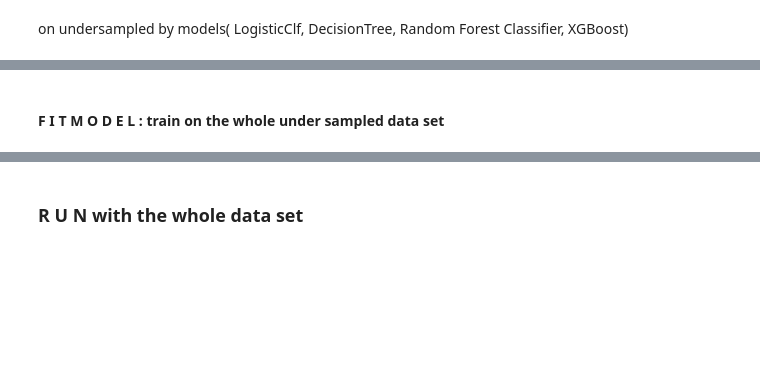
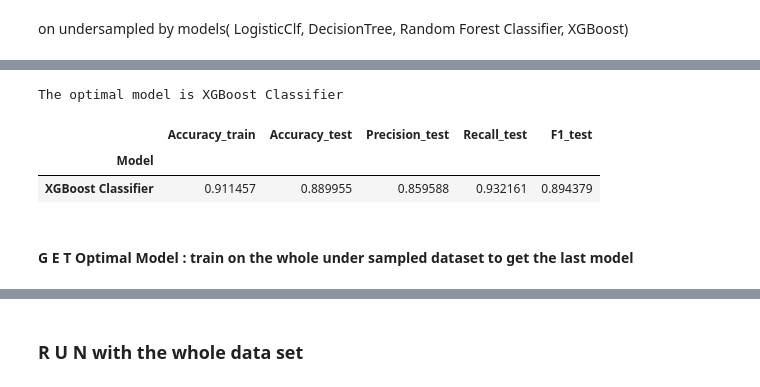
Before and after one commit to ngttnguyen/my-atom-fair, a Jupyter notebook: Nguyen_Bank_Marketing_kFold.ipynb, the cells around one changed output, grey strips where cells are left out. Cells and saved outputs as stored; diff of their text form; code cells hidden in the pictures; blank space fills up the shorter version.

```diff
--- a/Nguyen_Bank_Marketing_kFold.ipynb
+++ b/Nguyen_Bank_Marketing_kFold.ipynb
@@ -365,0 +443,12 @@ for train_ids, val_ids in kfold.split(X, y):
+# %%
+# The optimal model:XGBoost Classifier
+optimal_evaluation_df = t.head(1)
+optimal_name =t.head(1).index.values[0]
+optimal_model = models[names.index(optimal_name)]
+print('The optimal model is '+str(optimal_name))
+optimal_evaluation_df
+# %% [output]
+The optimal model is XGBoost Classifier
+|  | Accuracy_train | Accuracy_test | Precision_test | Recall_test | F1_test |
+| Model |  |  |  |  |  |
+| XGBoost Classifier | 0.911457 | 0.889955 | 0.859588 | 0.932161 | 0.894379 |
@@ -366,2 +457,2 @@ for train_ids, val_ids in kfold.split(X, y):
 # %% [markdown]
-#### F I T  M O D E L : train on the whole under sampled data set
+#### G E T   Optimal Model : train on the whole under sampled dataset to get the last model
```
Also changed, not shown: parts of 16 cells of this notebook, 8 other files.
